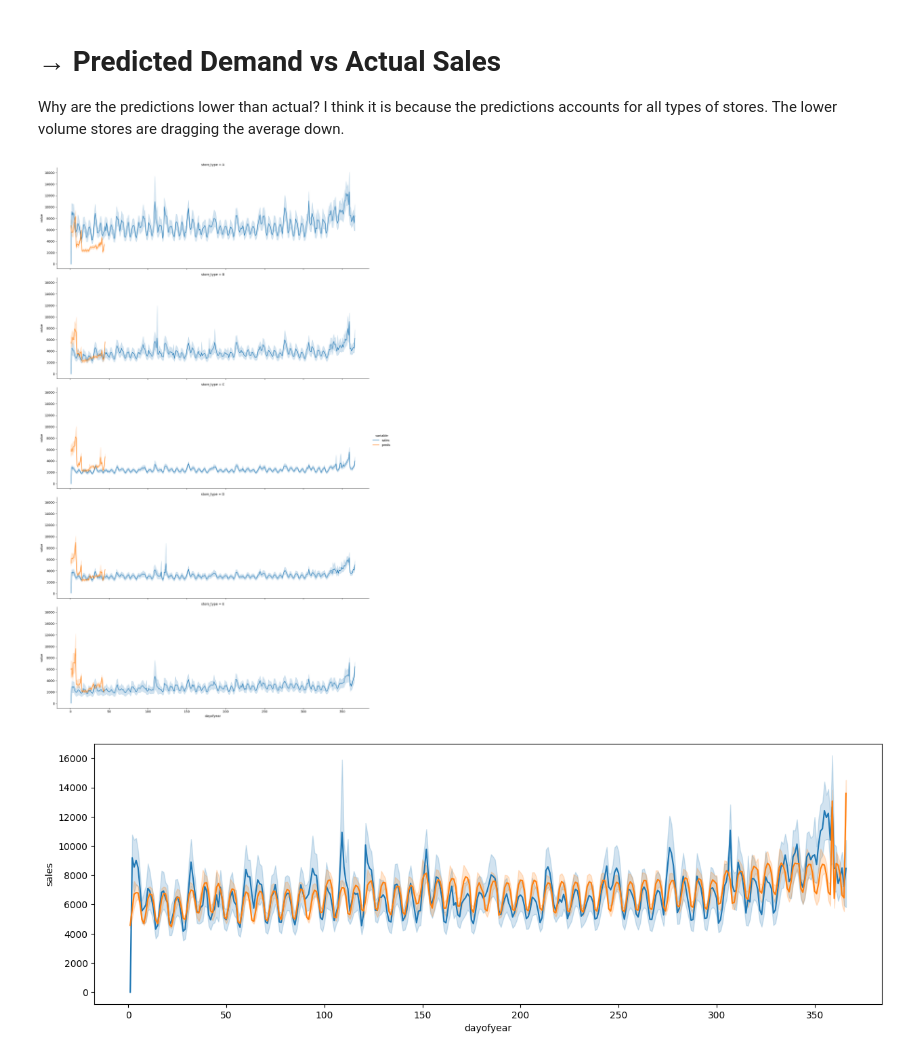
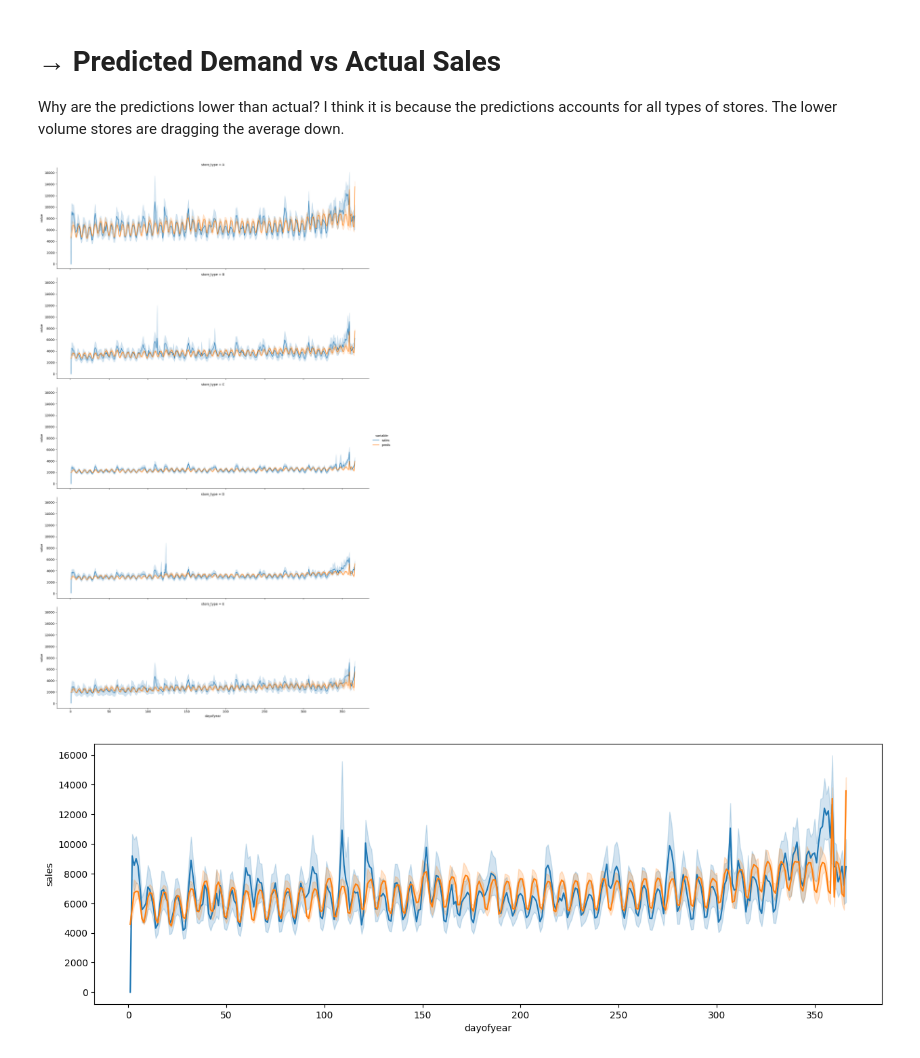
Before and after one commit to cmd-master/store-sales, a Jupyter notebook: store-sales.ipynb, the cells around one changed output. Saved outputs shown, nothing was run; the diff lists cells and outputs as text; code cells hidden in the pictures.

Commit message:
Kaggle Notebook | Store Sales. Linear Regression. [1.98395] | Version 34

```diff
--- a/store-sales.ipynb
+++ b/store-sales.ipynb
@@ -189,7 +189,9 @@ num_pp = Pipeline([
 ])
 
 cat_pp = Pipeline([
-    ('dataselect', DataSelect(['weekname']))
+    ('dataselect', DataSelect(['weekname'
+                               # , 'store_nbr' ## some items not sold on all stores.
+                              ]))
     , ('encoder', OneHotEncoder(sparse_output=False, handle_unknown='ignore'))
 ])
 
@@ -247,7 +249,7 @@ models, pipes = trainModels(train)
 def makePredictions(d, m, p):
     mem = d['family'].iloc[0] + "|" + d['store_type'].iloc[0]
     x = p[mem].transform(d)
-    return pd.Series(m[mem].predict(x))
+    return pd.Series(m[mem].predict(x), index=d.index)
 # %%
 preds = train.groupby(['family', 'store_type']).apply(makePredictions, models, pipes)
 # %%
@@ -269,18 +275,21 @@ Why are the predictions lower than actual? I think it is because the predictions
+# %%
+g['preds'] = (g.groupby(['family', 'store_type'])
+              .apply(makePredictions, models, pipes)
+              .reset_index(['family', 'store_type'], drop=True))
 # %%
-g = train.copy()
-g = g.query('family == "GROCERY I"')
-models, pipes = trainModels(g)
-g['preds'] = g.groupby(['family', 'store_type']).apply(makePredictions, models, pipes).reset_index(drop=True)
+## I need to understand how this index works.
+## I should not be resetting indexes all the time.
+## I need to use it to my advantage.
 
 g = g[['store_type', 'sales', 'preds', 'dayofyear']]
 g = pd.melt(g, id_vars=['store_type', 'dayofyear'])
 
 sns.relplot(g, x='dayofyear', y='value', hue='variable'
             , row='store_type'
             , row_order=list('ABCDE')
             , kind='line', aspect=3);
 # %% [output]
-[figure, old version]
+[figure, new version]
 # %%
 g = train.query('family == "GROCERY I"')
 g = g.query('store_type == "A"')
```
Also changed, not shown: parts of 4 cells of this notebook.
